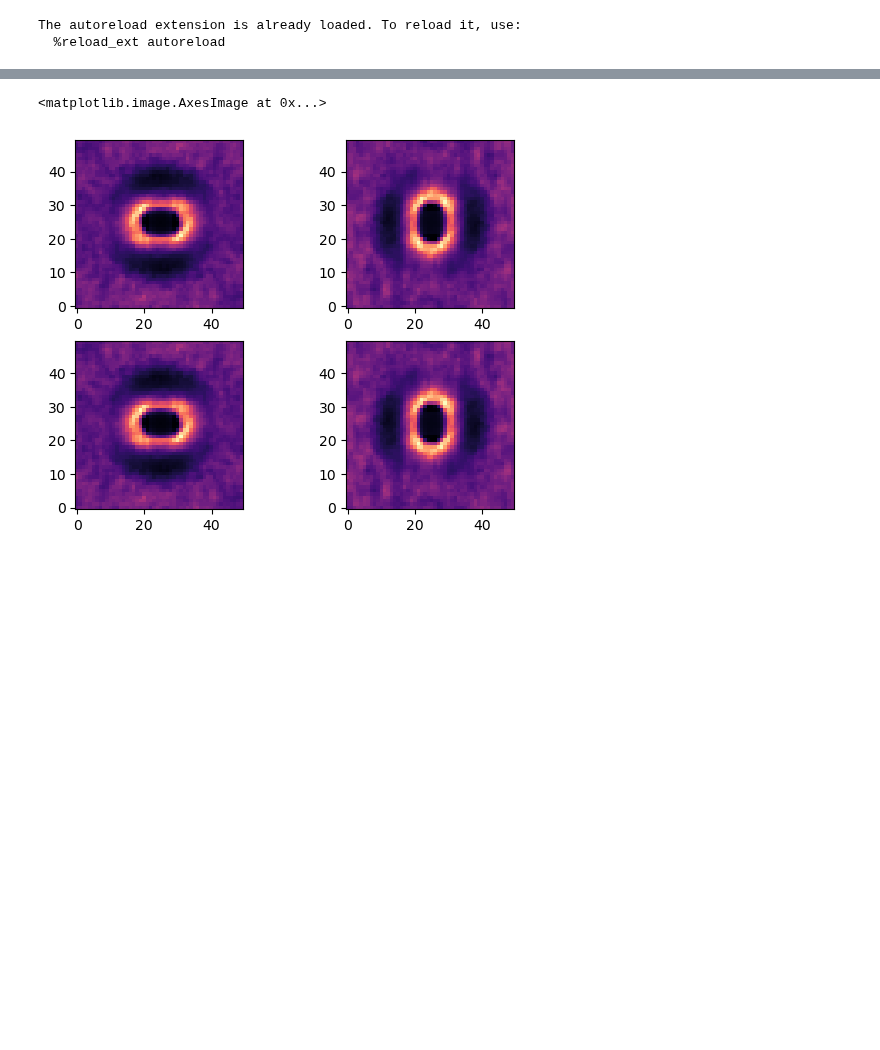
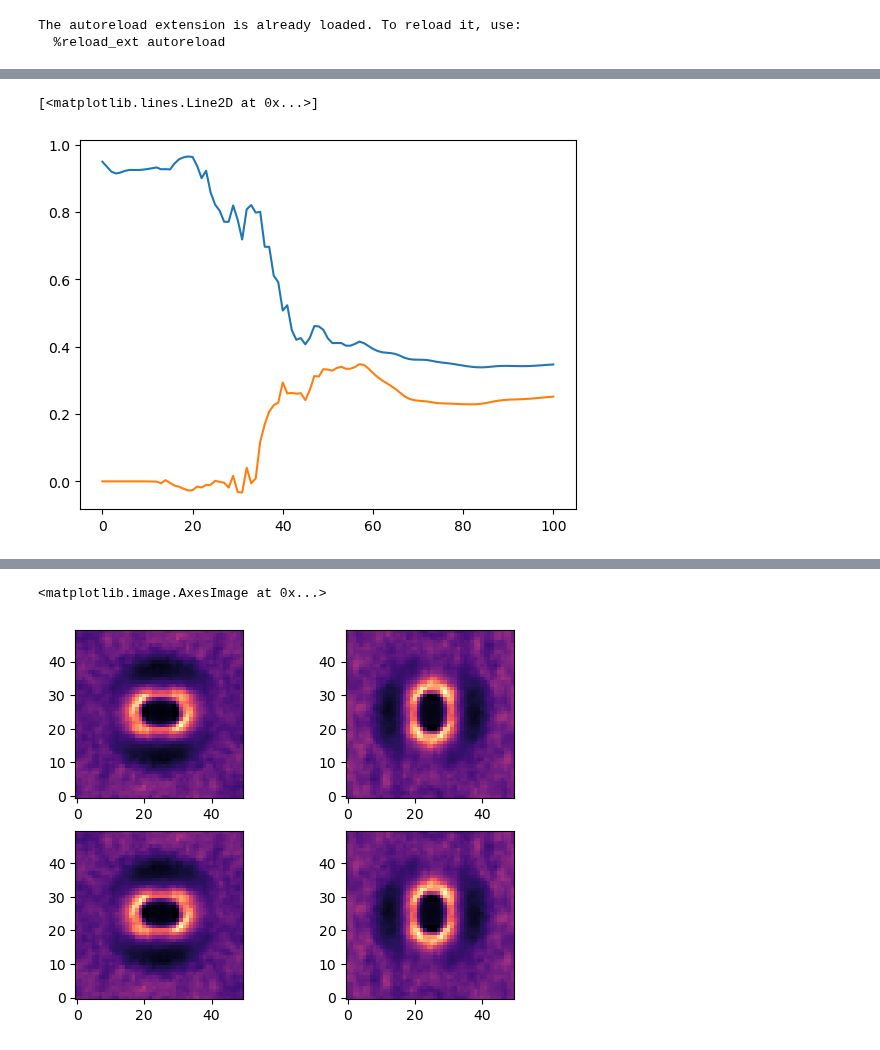
Before and after one commit to dpreuo/alter_morph, a Jupyter notebook: analysis/phase_diagram.ipynb, the cells around one changed output, grey strips where cells are left out. Saved outputs shown, nothing was run; the diff lists cells and outputs as text; code cells hidden in the pictures; blank space fills up the shorter version.

```diff
--- a/analysis/phase_diagram.ipynb
+++ b/analysis/phase_diagram.ipynb
@@ -317,3 +463,9 @@ n= 0.6960000000000001
+# %%
+plt.plot(gs)
+plt.plot(g_spin)
+# %% [output]
+[<matplotlib.lines.Line2D at 0x...>]
+[figure, added]
 # %%
 for x in [spectrals, spin_spectrals, fermi_energies, g_spin, Js,doss]:
     x = np.array(x)
```
Also changed, not shown: parts of 10 cells of this notebook.
